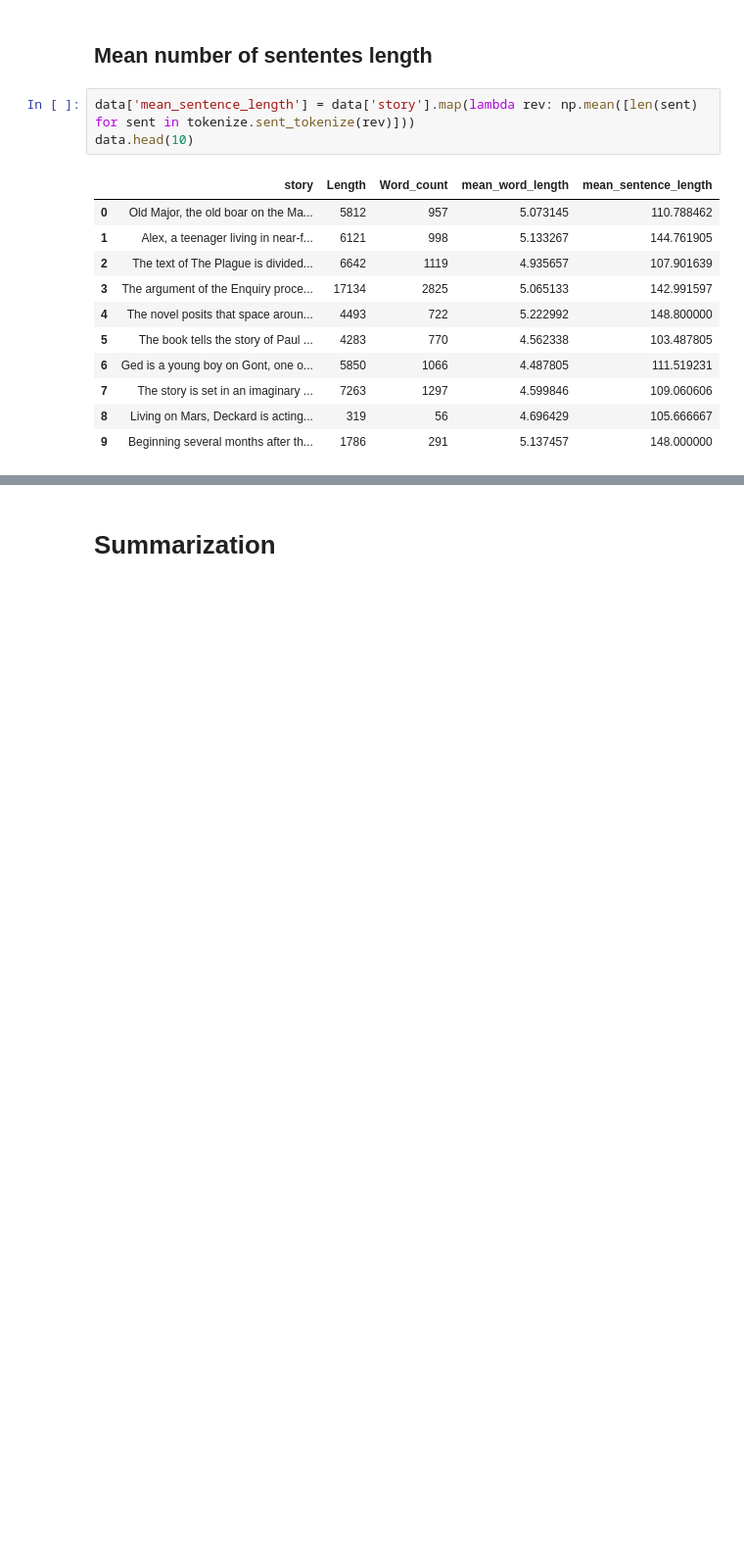
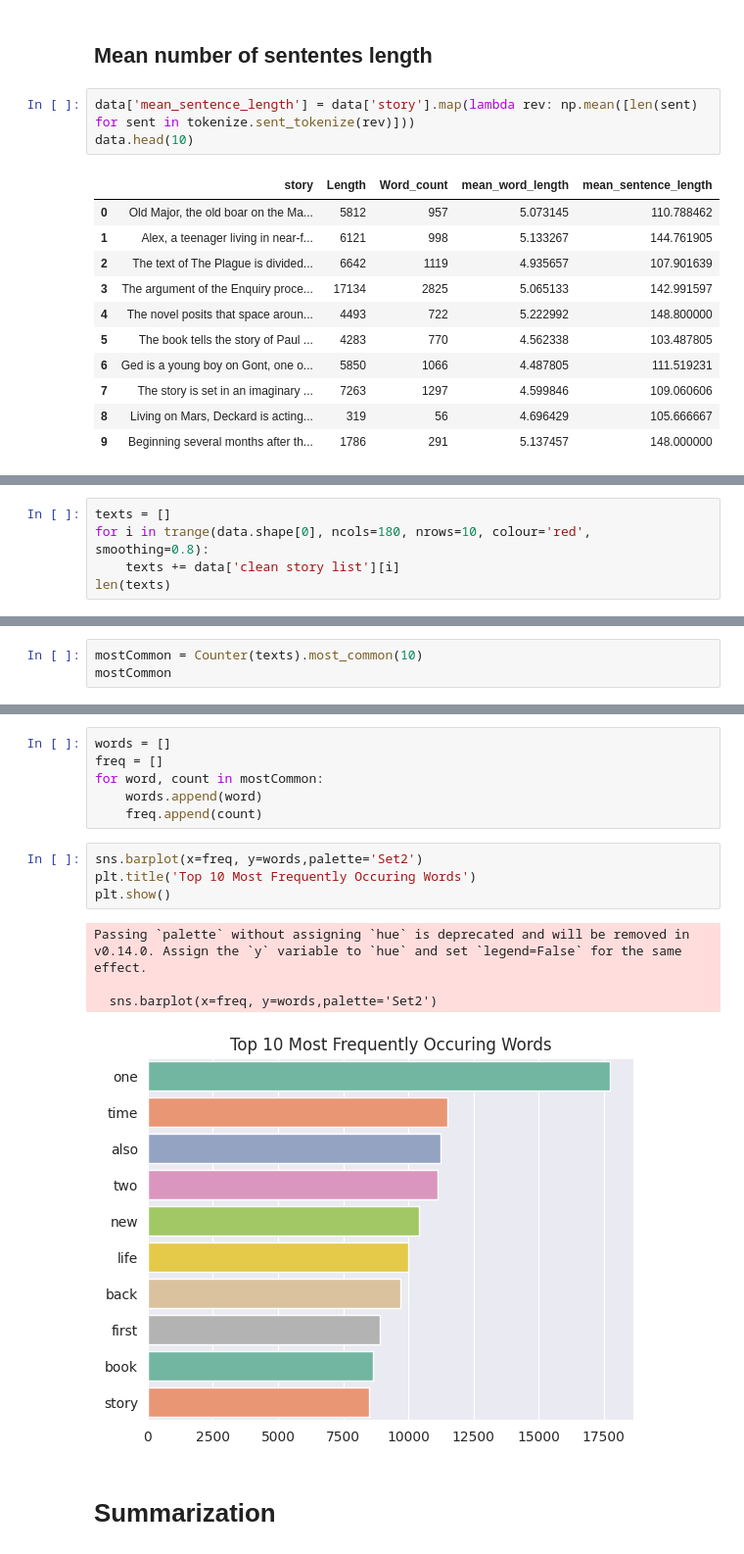
Before and after one commit to Jarvis017/Text-Summarization, a Jupyter notebook: text_summarization.ipynb, the cells around one changed output, grey strips where cells are left out. Shown: that part at 98% size. Saved outputs shown, nothing was run; the diff lists cells and outputs as text; blank space fills up the shorter version.

```diff
--- a/text_summarization.ipynb
+++ b/text_summarization.ipynb
@@ -176,0 +254,5 @@ data.head(10)
+# %%
+texts = []
+for i in trange(data.shape[0], ncols=180, nrows=10, colour='red', smoothing=0.8):
+    texts += data['clean story list'][i]
+len(texts)
@@ -176,0 +261,3 @@ data.head(10)
+# %%
+mostCommon = Counter(texts).most_common(10)
+mostCommon
@@ -177,2 +275,17 @@ data.head(10)
+# %%
+words = []
+freq = []
+for word, count in mostCommon:
+    words.append(word)
+    freq.append(count)
+# %%
+sns.barplot(x=freq, y=words,palette='Set2')
+plt.title('Top 10 Most Frequently Occuring Words')
+plt.show()
+# %% [output]
+Passing `palette` without assigning `hue` is deprecated and will be removed in v0.14.0. Assign the `y` variable to `hue` and set `legend=False` for the same effect.
+
+  sns.barplot(x=freq, y=words,palette='Set2')
+[figure, added]
 # %% [markdown]
 # Summarization
```
Also changed, not shown: parts of 41 cells of this notebook.
